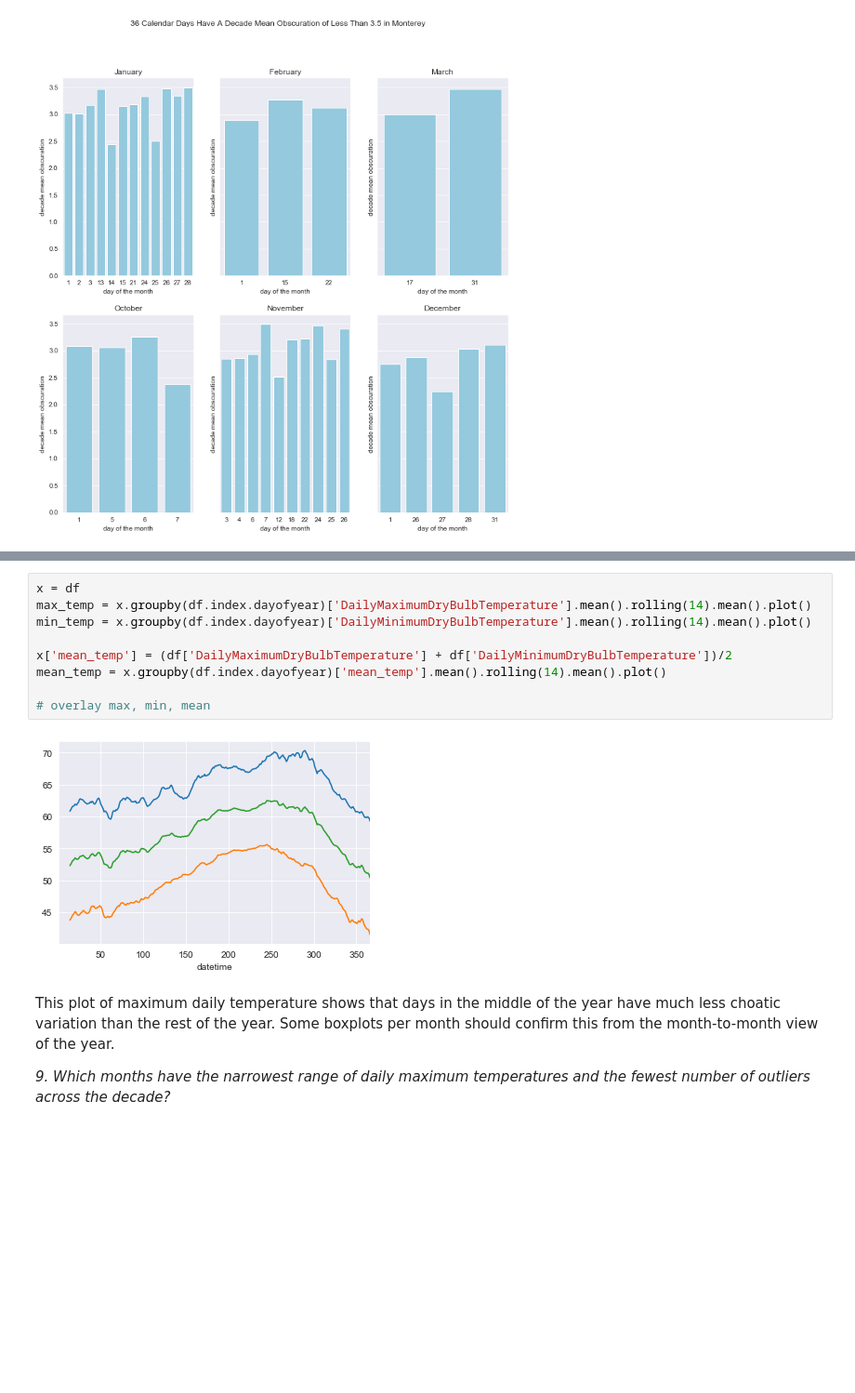
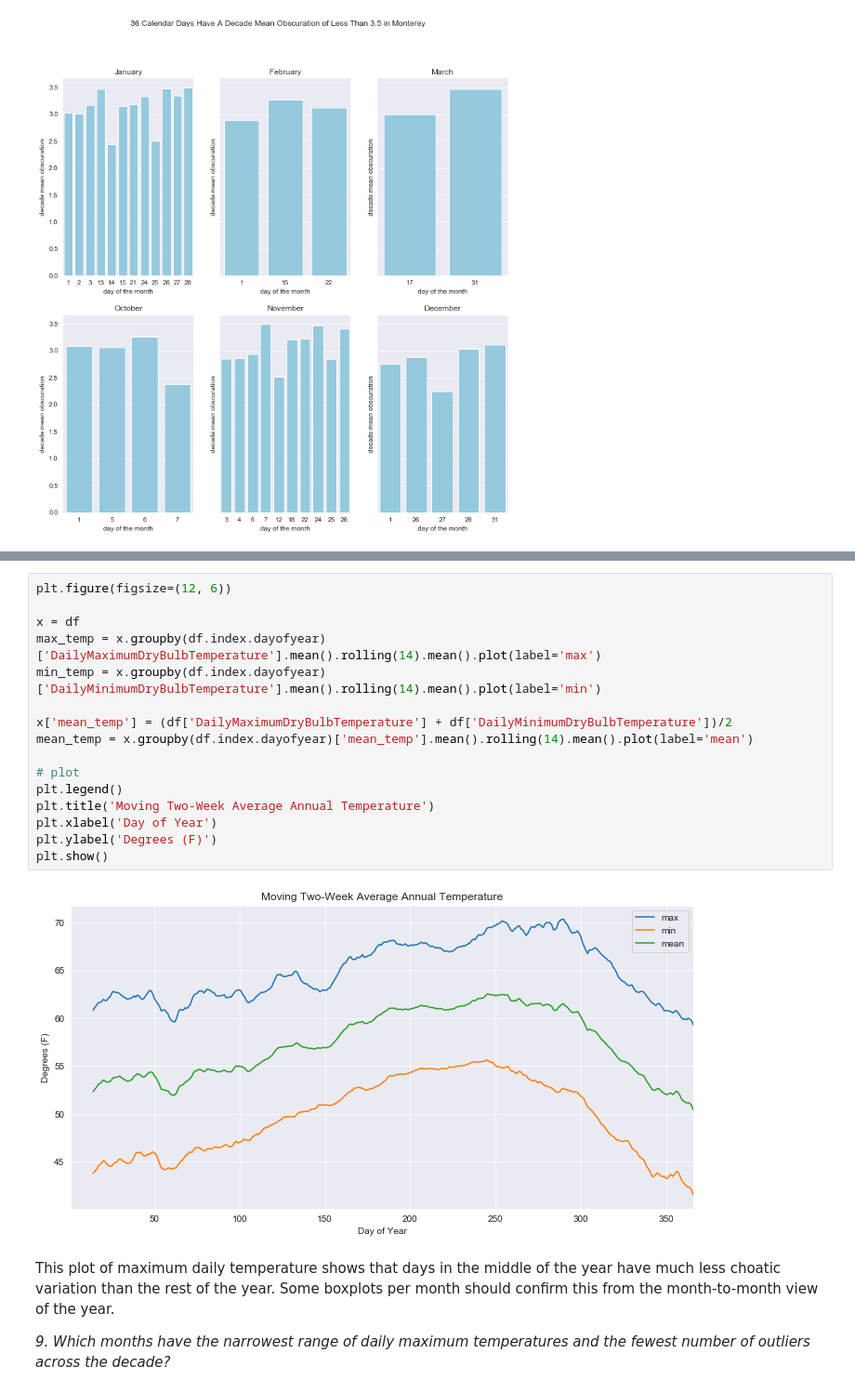
Before and after one commit to jefftrevino/Springboard, a Jupyter notebook: capstone1montereyWeather/exploratory_data_visualization.ipynb, the cells around one changed output, grey strips where cells are left out. Shown at 93% size. Drawn from its saved outputs; the diff is of its cells as text; blank space fills up the shorter version.

```diff
--- a/capstone1montereyWeather/exploratory_data_visualization.ipynb
+++ b/capstone1montereyWeather/exploratory_data_visualization.ipynb
@@ -240,14 +219,21 @@ plt.show()
 # %%
+plt.figure(figsize=(12, 6))
+
 x = df
-max_temp = x.groupby(df.index.dayofyear)['DailyMaximumDryBulbTemperature'].mean().rolling(14).mean().plot()
-min_temp = x.groupby(df.index.dayofyear)['DailyMinimumDryBulbTemperature'].mean().rolling(14).mean().plot()
+max_temp = x.groupby(df.index.dayofyear)['DailyMaximumDryBulbTemperature'].mean().rolling(14).mean().plot(label='max')
+min_temp = x.groupby(df.index.dayofyear)['DailyMinimumDryBulbTemperature'].mean().rolling(14).mean().plot(label='min')
 
 x['mean_temp'] = (df['DailyMaximumDryBulbTemperature'] + df['DailyMinimumDryBulbTemperature'])/2
-mean_temp = x.groupby(df.index.dayofyear)['mean_temp'].mean().rolling(14).mean().plot()
+mean_temp = x.groupby(df.index.dayofyear)['mean_temp'].mean().rolling(14).mean().plot(label='mean')
 
-# overlay max, min, mean
+# plot
+plt.legend()
+plt.title('Moving Two-Week Average Annual Temperature')
+plt.xlabel('Day of Year')
+plt.ylabel('Degrees (F)')
+plt.show()
 # %% [output]
-[figure, old version]
+[figure, new version]
 # %% [markdown]
 This plot of maximum daily temperature shows that days in the middle of the year have much less choatic variation than the rest of the year. Some boxplots per month should confirm this from the month-to-month view of the year.
 
```
Also changed, not shown: parts of 3 cells of this notebook, 2 other files.
